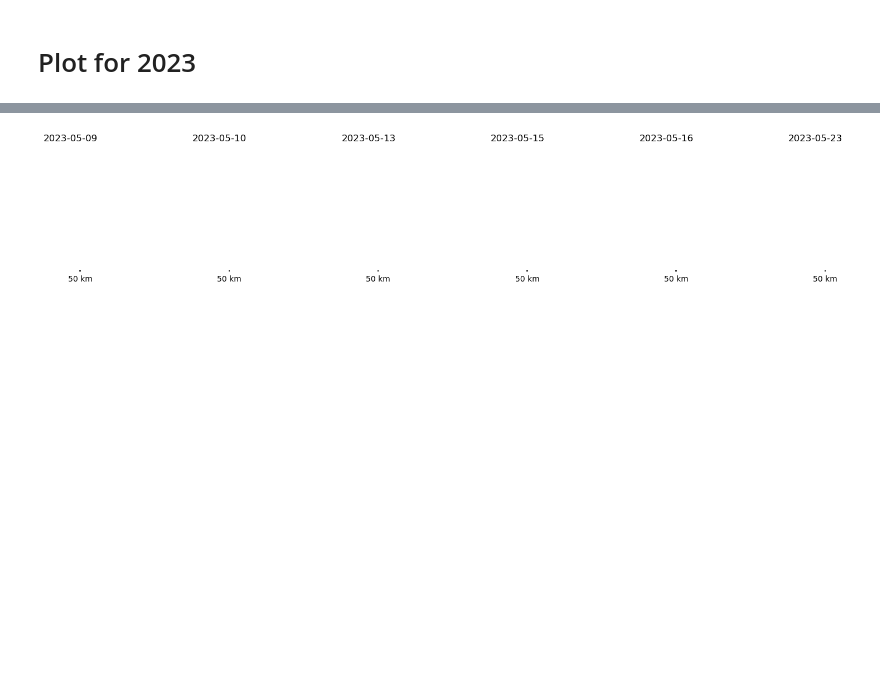
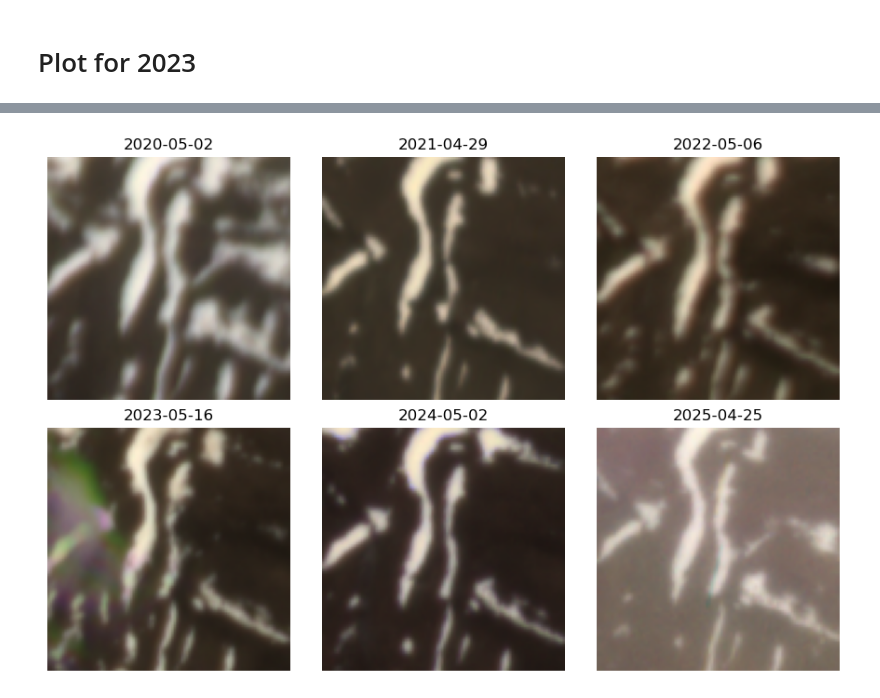
Before and after one commit to elischwat/sublimationofsnow, a Jupyter notebook: analysis/paper3/figure1_create.ipynb, the cells around one changed output, grey strips where cells are left out. Saved outputs shown, nothing was run; the diff lists cells and outputs as text; code cells hidden in the pictures; blank space fills up the shorter version.

```diff
--- a/analysis/paper3/figure1_create.ipynb
+++ b/analysis/paper3/figure1_create.ipynb
@@ -26,5 +22,5 @@ img_2025 = open_and_extract_date_from_filename("/Users/elischwat/Development/dat
 # %%
-towers_gdf = gpd.read_file("./landsat_data/towers.geojson").to_crs(img_2020.rio.crs)
+towers_gdf = gpd.read_file("./landsat_data/towers.geojson").to_crs(img_2023.rio.crs)
 towers_gdf.plot()
 # %% [output]
 <Axes: >
@@ -34,7 +30,7 @@ central_point = towers_gdf.set_index('Tower').loc['c'].geometry
 from shapely.geometry import box
 x, y = central_point.x, central_point.y
 bounding_box = gpd.GeoDataFrame(
-    geometry = [box(x - 100, y - 100, x + 100, y + 100)],
+    geometry = [box(x - 150, y - 150, x + 150, y + 150)],
 )
 bounding_box
 # %% [output]
@@ -255,29 +231,35 @@ plt.show()
+# %%
+img_ls_2020_to_2025 = [
+    "./planet_data/clipped/2020-05-02_strip_3365031_composite_file_format.tif",
+    "./planet_data/clipped/2021-04-29_strip_4427235_composite_file_format.tif",
+    "./planet_data/clipped/2022-05-06_strip_5620141_composite_file_format.tif",
+    "./planet_data/clipped/2023-05-16_strip_6512704_composite_file_format.tif",
+    "./planet_data/clipped/2024-05-02_strip_7279988_composite_file_format.tif",
+    "./planet_data/clipped/2025-04-25_strip_8025643_composite_file_format.tif",
+]
+img_ls_2020_to_2025 = [open_and_extract_date_from_filename(f) for f in img_ls_2020_to_2025]
+# %%
+rgb_img_ls_2020_to_2025 = [get_normed_rgb_img(img.rio.clip(bounding_box.geometry)) for img in img_ls_2020_to_2025]
+
+for old_img, new_img in zip(img_ls_2020_to_2025, rgb_img_ls_2020_to_2025):
+    new_img.attrs = old_img.attrs
 # %%
-# Crop all images
-cropped_images = [(img.rio.clip(bounding_box.geometry)) for img in img_ls_2023]
 
 # Plot the images in a 3x2 grid
-fig, axes = plt.subplots(1, 6, figsize=(18, 3))
+fig, axes = plt.subplots(2, 3, figsize=(9, 6))
 axes = axes.flatten()
 
-for ax, cropped_img in zip(axes, cropped_images):
-    # Stack bands 1, 2, and 3 for RGB visualization
-    rgb_image = np.stack([
-        cropped_img.sel(band=3),
-        cropped_img.sel(band=2),
-        cropped_img.sel(band=1),
-    ], axis=-1)
-
-    # Plot the RGB image
-    ax.imshow(rgb_image / rgb_image.max())  # Normalize to [0, 1]
+for ax, (cropped_img) in zip(axes, rgb_img_ls_2020_to_2025):
+    rgb_image_array = np.dstack((cropped_img['red'].values, cropped_img['green'].values, cropped_img['blue'].values))
+    ax.imshow(rgb_image_array)
     ax.set_aspect('equal')
     ax.axis('off')  # Remove axis
     ax.set_title(cropped_img.attrs['date'])
-    towers_gdf.plot(ax=ax, color='red', marker='^')
-    scalebar = ScaleBar(1, location="lower left")
-    ax.add_artist(scalebar)
+    # towers_gdf.plot(ax=ax, color='red', marker='^')
+    # scalebar = ScaleBar(1, location="lower left")
+    # ax.add_artist(scalebar)
 
 plt.tight_layout()
 plt.show()
 # %% [output]
-[figure, old version]
+[figure, new version]
```
Also changed, not shown: parts of 22 cells of this notebook, 1 other file.
